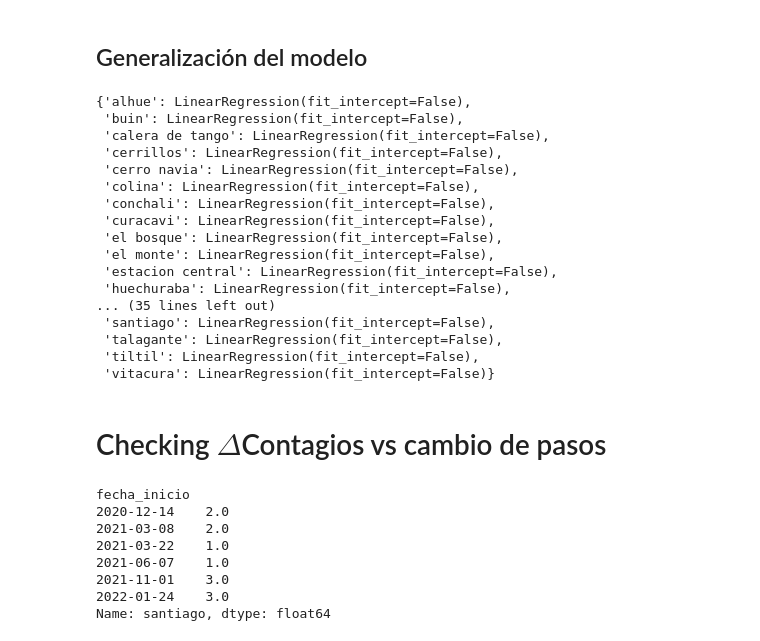
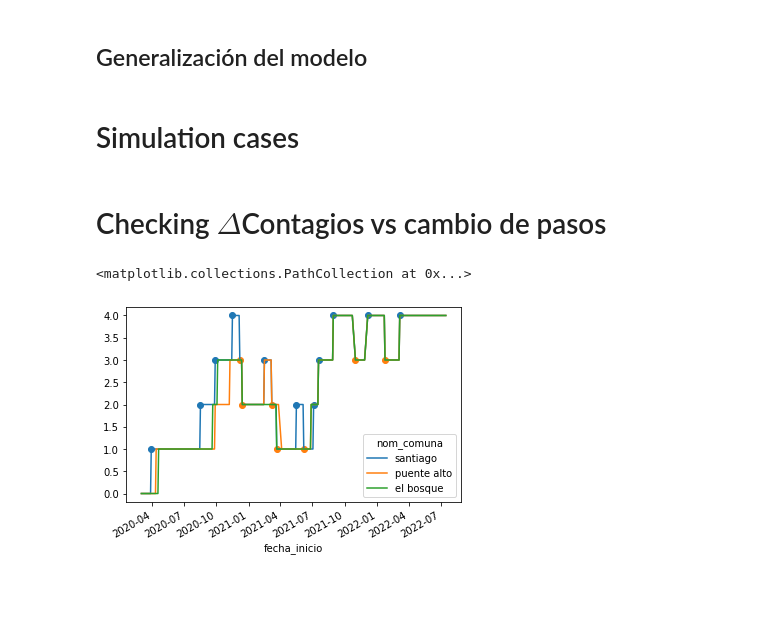
Before and after one commit to tanaxer01/mov-in-covid, a Jupyter notebook: cov_predictions_no_sarimax.ipynb, the cells around one changed output. Saved outputs shown, nothing was run; the diff lists cells and outputs as text; code cells hidden in the pictures; blank space fills up the shorter version.

```diff
--- a/cov_predictions_no_sarimax.ipynb
+++ b/cov_predictions_no_sarimax.ipynb
@@ -528,6 +547,7 @@ def train_comuna(nombre, train_ratio=0.4):
 
   split_index = round(curr_data.shape[0] * train_ratio)
 
+  print(curr_data.drop(columns="nuevos_contagios").columns)
   reg = LinearRegression(fit_intercept=False)
   reg.fit(curr_data.drop(columns="nuevos_contagios").iloc[:split_index] , curr_data["nuevos_contagios"].iloc[:split_index])
 
@@ -543,50 +563,31 @@ def train_all(train_ratio=0.4):
 
     regs[i] = train_comuna(i, train_ratio)
   return regs
-
-train_all()
-# %% [output]
-{'alhue': LinearRegression(fit_intercept=False),
- 'buin': LinearRegression(fit_intercept=False),
- 'calera de tango': LinearRegression(fit_intercept=False),
- 'cerrillos': LinearRegression(fit_intercept=False),
- 'cerro navia': LinearRegression(fit_intercept=False),
- 'colina': LinearRegression(fit_intercept=False),
- 'conchali': LinearRegression(fit_intercept=False),
- 'curacavi': LinearRegression(fit_intercept=False),
- 'el bosque': LinearRegression(fit_intercept=False),
- 'el monte': LinearRegression(fit_intercept=False),
- 'estacion central': LinearRegression(fit_intercept=False),
- 'huechuraba': LinearRegression(fit_intercept=False),
-... (35 lines left out)
- 'santiago': LinearRegression(fit_intercept=False),
- 'talagante': LinearRegression(fit_intercept=False),
- 'tiltil': LinearRegression(fit_intercept=False),
- 'vitacura': LinearRegression(fit_intercept=False)}
+# %% [markdown]
+# Simulation cases
 # %% [markdown]
 # Checking $\Delta$Contagios vs cambio de pasos
-# %%
-#cambios =  paso_a_paso['santiago'][ (paso_a_paso['santiago'] == 2) & (paso_a_paso['santiago'].shift() == 1) ]
-
-#paso_a_paso[ cambios == -1 ]
-#paso_a_paso['santiago'].loc[ (paso_a_paso['santiago'] == 2) & (cambios[cambios == -1].index) ]
-#paso_a_paso[paso_a_paso['santiago'] == 2]
-
-#paso_a_paso['santiago'].loc[ cambios[cambios == -1].index ]
-
-#paso_a_paso['santiago'][ (cambios == -1) & (paso_a_paso['santiago'] == 1) ]
-
-#pd.DataFrame({ 'old': paso_a_paso.loc[cambios], 'new':  paso_a_paso.loc[cambios].shift() })
-
-a = { i: paso_a_paso[i][ paso_a_paso[i] - paso_a_paso[i].shift() == -1 ].iloc[1:] for i in paso_a_paso.columns }
-
-a['santiago']
-# %% [output]
-fecha_inicio
-2020-12-14    2.0
-2021-03-08    2.0
-2021-03-22    1.0
-2021-06-07    1.0
-2021-11-01    3.0
-2022-01-24    3.0
-Name: santiago, dtype: float64
+# %%
+com = paso_a_paso.santiago
+up_fase   = com - com.shift() ==  1
+down_fase = com - com.shift() == -1
+
+all_fases = pd.concat([com.loc[up_fase], com.loc[down_fase]]).to_frame().rename(columns={ 'santiago': 'fase' })
+#all_fases["end_fase"]   = all_fases.start_fase.shift(periods=-1)
+
+all_fases["which"] = all_fases.fase.isin(up_fase).astype(int)
+all_fases = all_fases.reset_index()
+all_fases["fecha_termino"] = all_fases.fecha_inicio.shift(periods=-1)
+all_fases = all_fases.iloc[:-1]
+
+
+fig, ax = plt.subplots()
+
+#ax.scatter(down_fase, paso_a_paso.santiago.loc[down_fase])
+paso_a_paso[["santiago", "puente alto", "el bosque"]].plot(ax=ax)
+
+ax.scatter(paso_a_paso.santiago.loc[up_fase].index, paso_a_paso.santiago.loc[up_fase])
+ax.scatter(paso_a_paso.santiago.loc[down_fase].index, paso_a_paso.santiago.loc[down_fase])
+# %% [output]
+<matplotlib.collections.PathCollection at 0x...>
+[figure, added]
```
Also changed, not shown: parts of 12 cells of this notebook.
